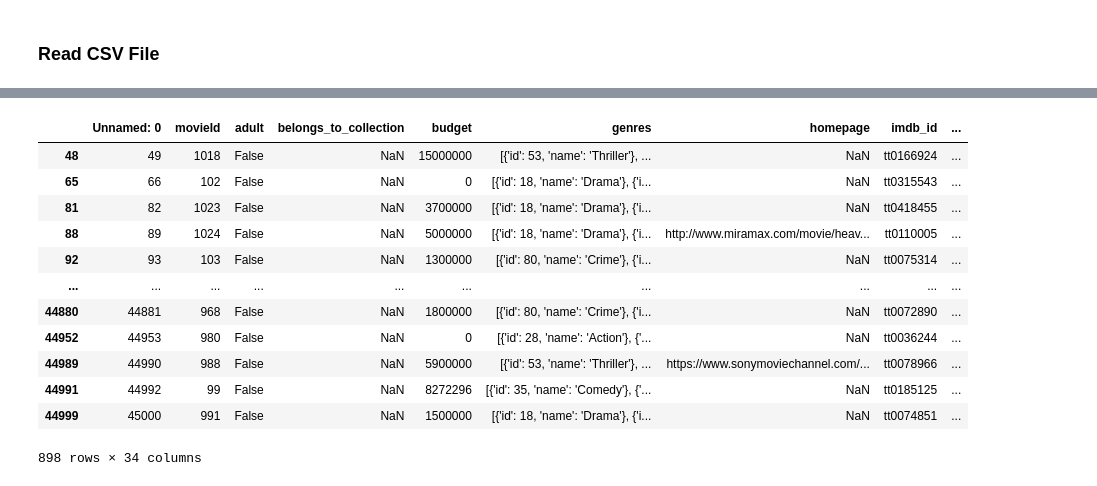
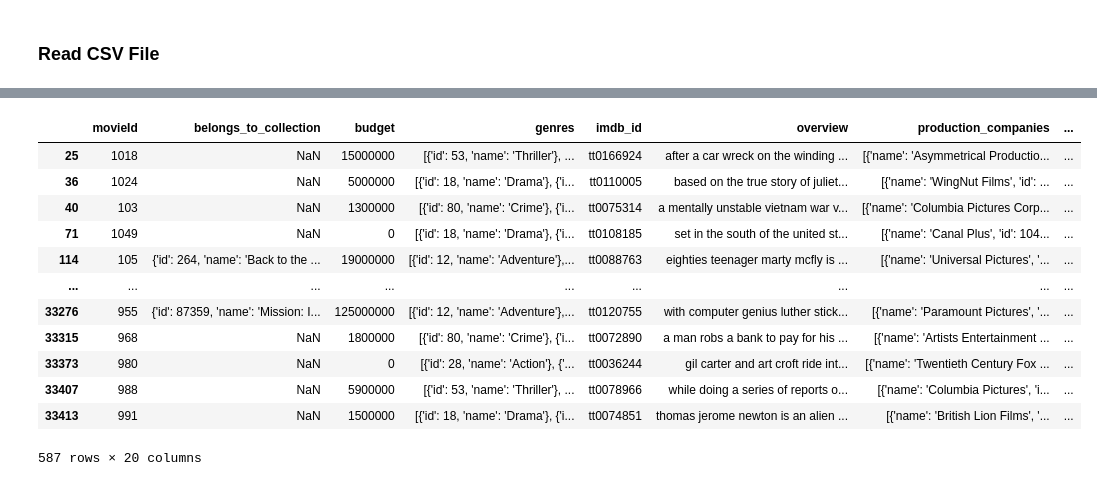
Before and after one commit to marinadelvecchio/AI_Project_Team_5, a Jupyter notebook: Untitled.ipynb, the cells around one changed output, grey strips where cells are left out. Drawn from its saved outputs; the diff is of its cells as text; code cells hidden in the pictures.

```diff
--- a/Untitled.ipynb
+++ b/Untitled.ipynb
@@ -64,21 +62,25 @@ array(['Unnamed: 0', 'movieId', 'adult', 'belongs_to_collection',
 
 * UserID
 # %%
-def get_user_movies(df, user):
-    return df[df.userId == user]
+
+
+
+def get_user_movies(df, ID):
+    return df[df['userId'] == ID]
+
+df_564 = get_user_movies(df, 564)
+df_564
+# %% [output]
+|  | movieId | belongs_to_collection | budget | genres | imdb_id | overview | production_companies | ... |
+| 25 | 1018 | NaN | 15000000 | [{'id': 53, 'name': 'Thriller'}, ... | tt0166924 | after a car wreck on the winding ... | [{'name': 'Asymmetrical Productio... | ... |
+| 36 | 1024 | NaN | 5000000 | [{'id': 18, 'name': 'Drama'}, {'i... | tt0110005 | based on the true story of juliet... | [{'name': 'WingNut Films', 'id': ... | ... |
+| 40 | 103 | NaN | 1300000 | [{'id': 80, 'name': 'Crime'}, {'i... | tt0075314 | a mentally unstable vietnam war v... | [{'name': 'Columbia Pictures Corp... | ... |
+| 71 | 1049 | NaN | 0 | [{'id': 18, 'name': 'Drama'}, {'i... | tt0108185 | set in the south of the united st... | [{'name': 'Canal Plus', 'id': 104... | ... |
+| 114 | 105 | {'id': 264, 'name': 'Back to the ... | 19000000 | [{'id': 12, 'name': 'Adventure'},... | tt0088763 | eighties teenager marty mcfly is ... | [{'name': 'Universal Pictures', '... | ... |
+| ... | ... | ... | ... | ... | ... | ... | ... | ... |
+| 33276 | 955 | {'id': 87359, 'name': 'Mission: I... | 125000000 | [{'id': 12, 'name': 'Adventure'},... | tt0120755 | with computer genius luther stick... | [{'name': 'Paramount Pictures', '... | ... |
+| 33315 | 968 | NaN | 1800000 | [{'id': 80, 'name': 'Crime'}, {'i... | tt0072890 | a man robs a bank to pay for his ... | [{'name': 'Artists Entertainment ... | ... |
+| 33373 | 980 | NaN | 0 | [{'id': 28, 'name': 'Action'}, {'... | tt0036244 | gil carter and art croft ride int... | [{'name': 'Twentieth Century Fox ... | ... |
+| 33407 | 988 | NaN | 5900000 | [{'id': 53, 'name': 'Thriller'}, ... | tt0078966 | while doing a series of reports o... | [{'name': 'Columbia Pictures', 'i... | ... |
+| 33413 | 991 | NaN | 1500000 | [{'id': 18, 'name': 'Drama'}, {'i... | tt0074851 | thomas jerome newton is an alien ... | [{'name': 'British Lion Films', '... | ... |
+587 rows × 20 columns
-# %%
-get_user_movies(df,564)
-# %% [output]
-|  | Unnamed: 0 | movieId | adult | belongs_to_collection | budget | genres | homepage | imdb_id | ... |
-| 48 | 49 | 1018 | False | NaN | 15000000 | [{'id': 53, 'name': 'Thriller'}, ... | NaN | tt0166924 | ... |
-| 65 | 66 | 102 | False | NaN | 0 | [{'id': 18, 'name': 'Drama'}, {'i... | NaN | tt0315543 | ... |
-| 81 | 82 | 1023 | False | NaN | 3700000 | [{'id': 18, 'name': 'Drama'}, {'i... | NaN | tt0418455 | ... |
-| 88 | 89 | 1024 | False | NaN | 5000000 | [{'id': 18, 'name': 'Drama'}, {'i... | http://www.miramax.com/movie/heav... | tt0110005 | ... |
-| 92 | 93 | 103 | False | NaN | 1300000 | [{'id': 80, 'name': 'Crime'}, {'i... | NaN | tt0075314 | ... |
-| ... | ... | ... | ... | ... | ... | ... | ... | ... | ... |
-| 44880 | 44881 | 968 | False | NaN | 1800000 | [{'id': 80, 'name': 'Crime'}, {'i... | NaN | tt0072890 | ... |
-| 44952 | 44953 | 980 | False | NaN | 0 | [{'id': 28, 'name': 'Action'}, {'... | NaN | tt0036244 | ... |
-| 44989 | 44990 | 988 | False | NaN | 5900000 | [{'id': 53, 'name': 'Thriller'}, ... | https://www.sonymoviechannel.com/... | tt0078966 | ... |
-| 44991 | 44992 | 99 | False | NaN | 8272296 | [{'id': 35, 'name': 'Comedy'}, {'... | NaN | tt0185125 | ... |
-| 44999 | 45000 | 991 | False | NaN | 1500000 | [{'id': 18, 'name': 'Drama'}, {'i... | NaN | tt0074851 | ... |
-898 rows × 34 columns
```
Also changed, not shown: parts of 12 cells of this notebook, 6 other files.
